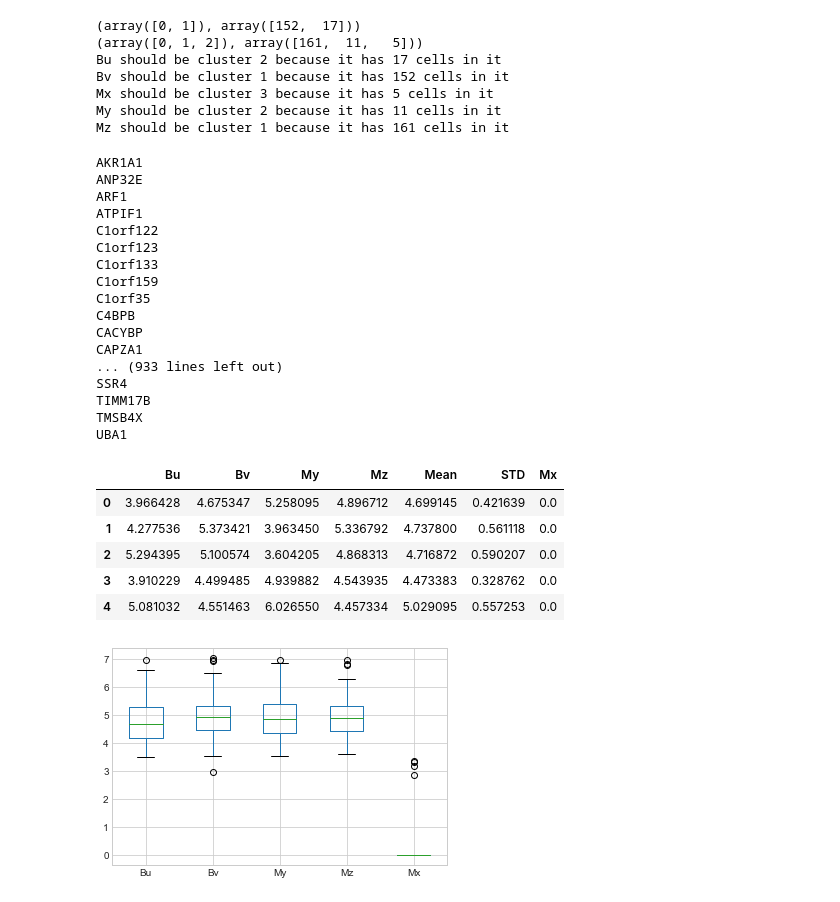
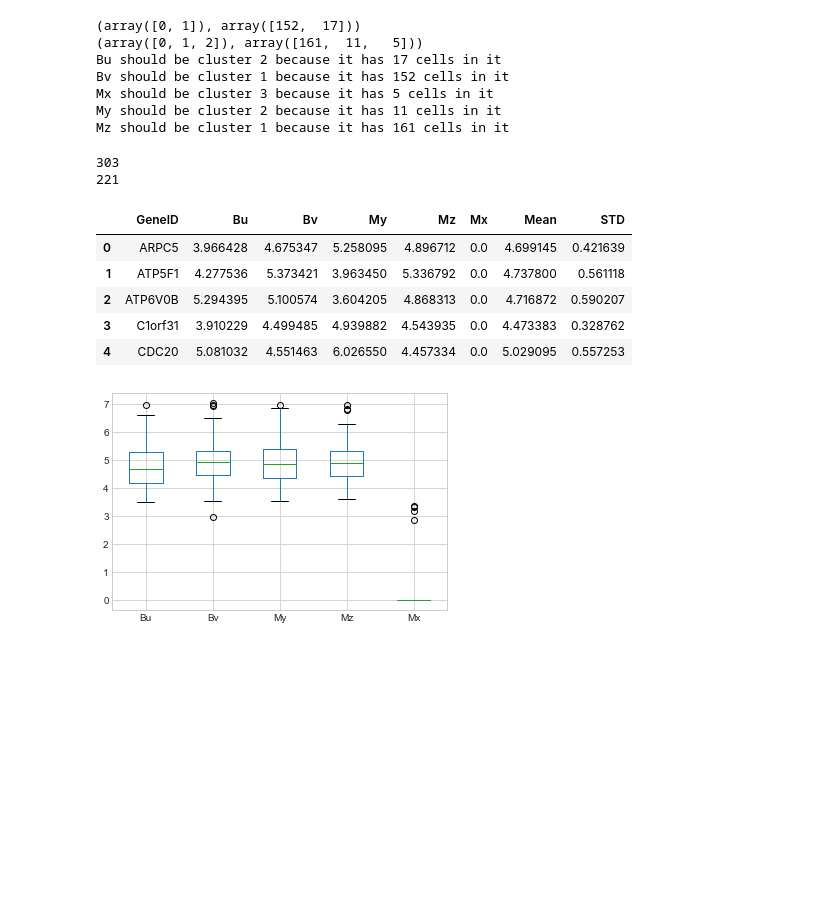
Before and after one commit to akhilchainani/CS498DS, a Jupyter notebook: MP2/MP2Notebook.ipynb, the cells around one changed output. Drawn from its saved outputs; the diff is of its cells as text; code cells hidden in the pictures; blank space fills up the shorter version.

```diff
--- a/MP2/MP2Notebook.ipynb
+++ b/MP2/MP2Notebook.ipynb
@@ -217,0 +198,8 @@ metformin_csv['GeneID'].tolist()
+# %%
+overlap = []
+metformin_csv['GeneID'].tolist()
+for x in baseline_csv['GeneID'].tolist():
+    if x in metformin_csv['GeneID'].tolist():
+        overlap.append(x)
+
+print("There are", len(overlap), "overlapping genes")
@@ -421,56 +418,45 @@ Mz should be cluster 1 because it has 161 cells in it
 geneList = metformin_upMy_downMx_upMz_DF['GeneID'].tolist()
 newlyDownregulatedGenes_inMx_fromBu_df = metformin_upMy_downMx_upMz_DF
 for x in baseline_upBv_downBu_DF['GeneID']:
     if x in geneList:
         newlyDownregulatedGenes_inMx_fromBu_df = newlyDownregulatedGenes_inMx_fromBu_df[newlyDownregulatedGenes_inMx_fromBu_df['GeneID'] != x]
 
 geneList = newlyDownregulatedGenes_inMx_fromBu_df['GeneID'].tolist()
+print(len(geneList))
 for x in baseline_means['GeneID']:
     if x not in geneList:
         print(x)
         baseline_means = baseline_means[baseline_means['GeneID'] != x]
         metformin_means = metformin_means[metformin_means['GeneID'] != x]
 
 geneList = baseline_means['GeneID'].tolist()
 for x in metformin_means['GeneID'].tolist():
     if x not in geneList:
         metformin_means = metformin_means[metformin_means['GeneID'] != x]
 
 baseline_means = baseline_means.reset_index(drop=True)
 metformin_means = metformin_means.reset_index(drop=True)
+print(len(baseline_means['GeneID'].tolist()))
 dat = {'Bu': baseline_means['2'], 'Bv': baseline_means['1'], 'My': metformin_means['2'], 'Mz': metformin_means['1']}
 new_df = pd.DataFrame(data=dat)
 new_df = np.log(new_df + 1)
 
 new_df['Mean'] = new_df.apply(np.mean, axis=1)
 new_df['STD'] = new_df.apply(np.std, axis=1)
 new_df['Mx'] = metformin_means['3']
 new_df['Mx'] = np.log(new_df['Mx'] + 1)
+new_df['GeneID'] = baseline_means['GeneID']
+new_df = new_df[['GeneID', 'Bu', 'Bv', 'My', 'Mz', 'Mx', 'Mean', 'STD']]
 new_df.head()
 # %% [output]
-AKR1A1
-ANP32E
-ARF1
-ATPIF1
-C1orf122
-C1orf123
-C1orf133
-C1orf159
-C1orf35
-C4BPB
-CACYBP
-CAPZA1
-... (933 lines left out)
-SSR4
-TIMM17B
-TMSB4X
-UBA1
+303
+221
-|  | Bu | Bv | My | Mz | Mean | STD | Mx |
-| 0 | 3.966428 | 4.675347 | 5.258095 | 4.896712 | 4.699145 | 0.421639 | 0.0 |
-| 1 | 4.277536 | 5.373421 | 3.963450 | 5.336792 | 4.737800 | 0.561118 | 0.0 |
-| 2 | 5.294395 | 5.100574 | 3.604205 | 4.868313 | 4.716872 | 0.590207 | 0.0 |
-| 3 | 3.910229 | 4.499485 | 4.939882 | 4.543935 | 4.473383 | 0.328762 | 0.0 |
-| 4 | 5.081032 | 4.551463 | 6.026550 | 4.457334 | 5.029095 | 0.557253 | 0.0 |
+|  | GeneID | Bu | Bv | My | Mz | Mx | Mean | STD |
+| 0 | ARPC5 | 3.966428 | 4.675347 | 5.258095 | 4.896712 | 0.0 | 4.699145 | 0.421639 |
+| 1 | ATP5F1 | 4.277536 | 5.373421 | 3.963450 | 5.336792 | 0.0 | 4.737800 | 0.561118 |
+| 2 | ATP6V0B | 5.294395 | 5.100574 | 3.604205 | 4.868313 | 0.0 | 4.716872 | 0.590207 |
+| 3 | C1orf31 | 3.910229 | 4.499485 | 4.939882 | 4.543935 | 0.0 | 4.473383 | 0.328762 |
+| 4 | CDC20 | 5.081032 | 4.551463 | 6.026550 | 4.457334 | 0.0 | 5.029095 | 0.557253 |
 # %%
 new_df.boxplot(column=['Bu', 'Bv', 'My', 'Mz', 'Mx'])
 plt.show()
```
Also changed, not shown: parts of 16 cells of this notebook, 1 other file.
